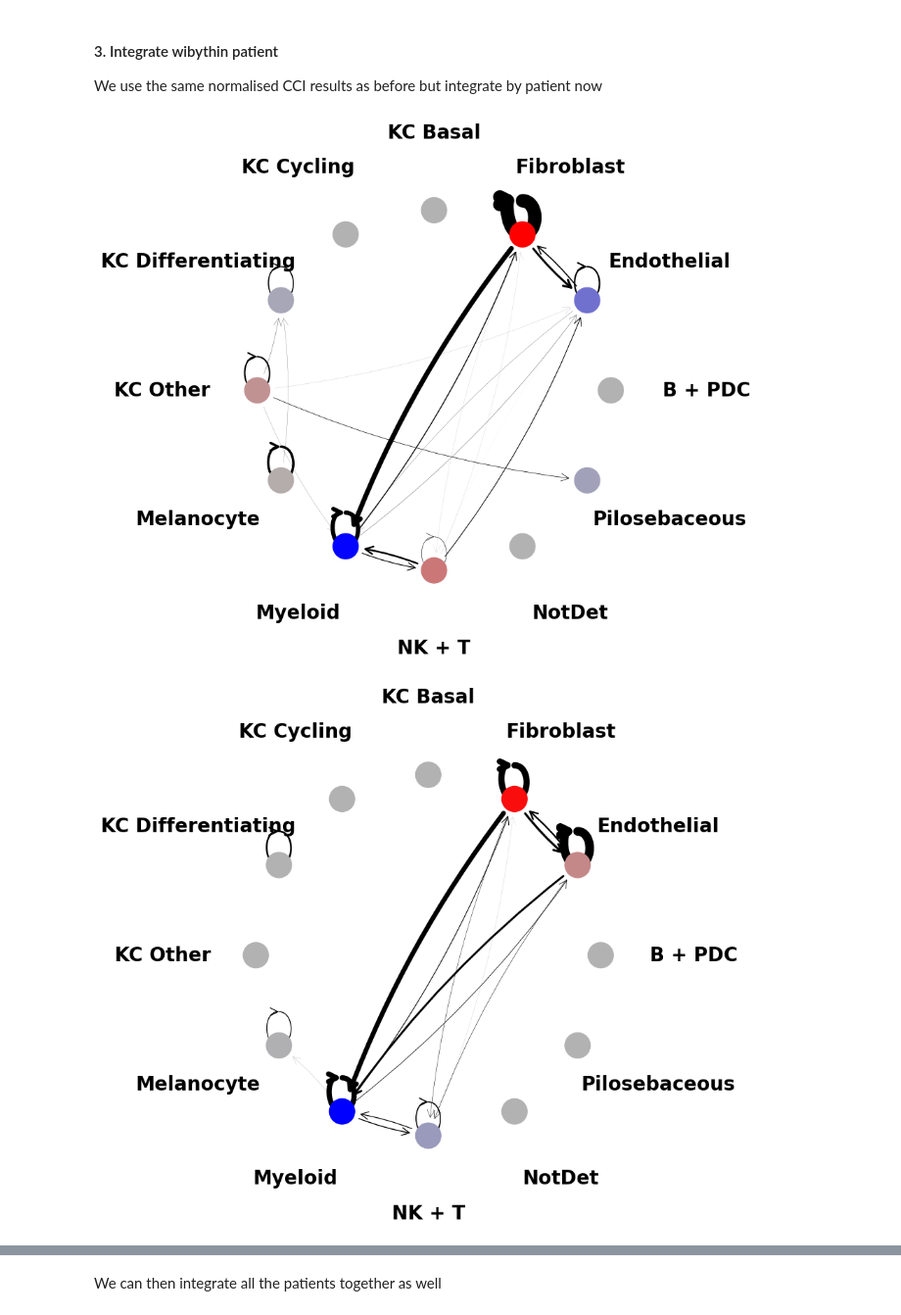
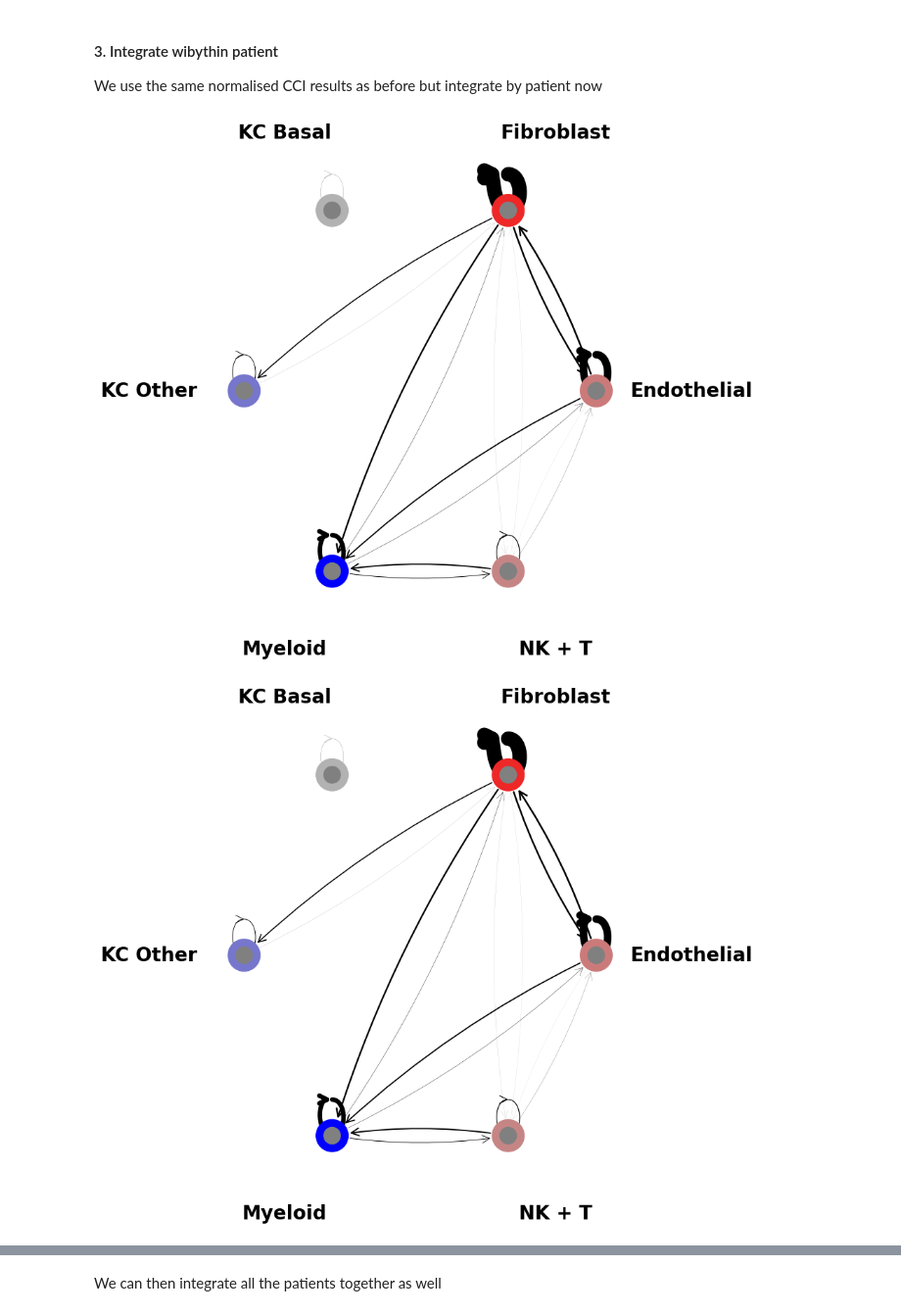
Before and after one commit to BiomedicalMachineLearning/MultimodalCCI, a Jupyter notebook: examples/melanoma_example.ipynb, the cells around one changed output, grey strips where cells are left out. Shown at 98% size. Drawn from its saved outputs; the diff is of its cells as text; code cells hidden in the pictures.

```diff
--- a/examples/melanoma_example.ipynb
+++ b/examples/melanoma_example.ipynb
@@ -62,6 +72,10 @@ cell_type_replacements = {
 visium_cci = [mmcci.tl.rename_celltypes(sample, cell_type_replacements) for sample in melanoma_data['visium_cci']]
 cosmx_cci = [mmcci.tl.rename_celltypes(sample, cell_type_replacements) for sample in melanoma_data['cosmx_cci']]
 xenium_cci = [mmcci.tl.rename_celltypes(sample, cell_type_replacements) for sample in melanoma_data['xenium_cci']]
+
+visium_pvals = [mmcci.tl.rename_celltypes(sample, cell_type_replacements) for sample in melanoma_data['visium_pvals']]
+cosmx_pvals = [mmcci.tl.rename_celltypes(sample, cell_type_replacements) for sample in melanoma_data['cosmx_pvals']]
+xenium_pvals = [mmcci.tl.rename_celltypes(sample, cell_type_replacements) for sample in melanoma_data['xenium_pvals']]
 # %% [markdown]
 #### 2. Integrate by technology
 
@@ -92,6 +115,8 @@ normalised = mmcci.it.normalise_between_tech(
     )
 
 integrated = mmcci.it.integrate_samples(normalised)
+p_vals = mmcci.it.integrate_p_vals(visium_pvals + xenium_pvals + cosmx_pvals)
+integrated = mmcci.it.remove_insignificant(integrated, p_vals)
 overall = mmcci.it.calculate_overall_interactions(integrated)
 
 mmcci.plt.network_plot(overall, edge_weight=40, text_size=20, node_label_dist=1.1)
@@ -125,20 +150,53 @@ p66487 = {
 }
 
 patients = {"6747": p6747, "21031": p21031, "48974": p48974, "66487": p66487}
+
+P6747_pvals = {
+    'vis': [visium_pvals[3]],
+    'cos': [cosmx_pvals[0]],
+}
+
+P21031_pvals = {
+    'vis': [visium_pvals[1]],
+    'cos': [cosmx_pvals[1], cosmx_pvals[2]],
+}
+
+P48974_pvals = {
+    'vis': [visium_pvals[0]],
+    'cos': [cosmx_pvals[3], cosmx_pvals[4], cosmx_pvals[5]],
+}
+
+P66487_pvals = {
+    'vis': [visium_pvals[2]],
+    'cos': [cosmx_pvals[6], cosmx_pvals[7]],
+}
+
+mel_patients_pvals = {"6747": P6747_pvals, "21031": P21031_pvals, "48974": P48974_pvals, "66487": P66487_pvals}
 # %%
 patient_integrated = {}
 
 for patient, samples in patients.items():
     for tech in patients[patient].keys():
         if len(samples[tech]) >= 2:
             samples[tech] = mmcci.it.integrate_samples(samples[tech])
         else:
             samples[tech] = samples[tech][0]
     normalised = mmcci.it.normalise_between_tech([samples['vis'], samples['cos']])
-    integrated = mmcci.it.integrate_samples(normalised)
-    overall = mmcci.it.calculate_overall_interactions(integrated)
+    integrated = mmcci.it.integrate_samples(normalised, method=">=50%")
+    patient_integrated[patient] = integrated
+
+patient_pvals = {}
+for patient, samples in mel_patients_pvals.items():
+    sample_list = []
+    for tech in mel_patients_pvals[patient].keys():
+        sample_list.extend(samples[tech])
+    patient_pvals[patient] = mmcci.it.integrate_p_vals(sample_list)
+
+mel_patient_integrated_filtered = {}
+
+for patient in patient_integrated.keys():
+    mel_patient_integrated_filtered[patient] = mmcci.it.remove_insignificant(patient_integrated[patient], patient_pvals[patient])
     mmcci.plt.network_plot(overall, edge_weight=40, text_size=20, node_label_dist=1.1)
-    patient_integrated[patient] = integrated
 # %% [output]
-[figure, old version]
+[figure, new version]
-[figure, old version]
+[figure, new version]
```
Also changed, not shown: parts of 7 cells of this notebook, 18 other files.
